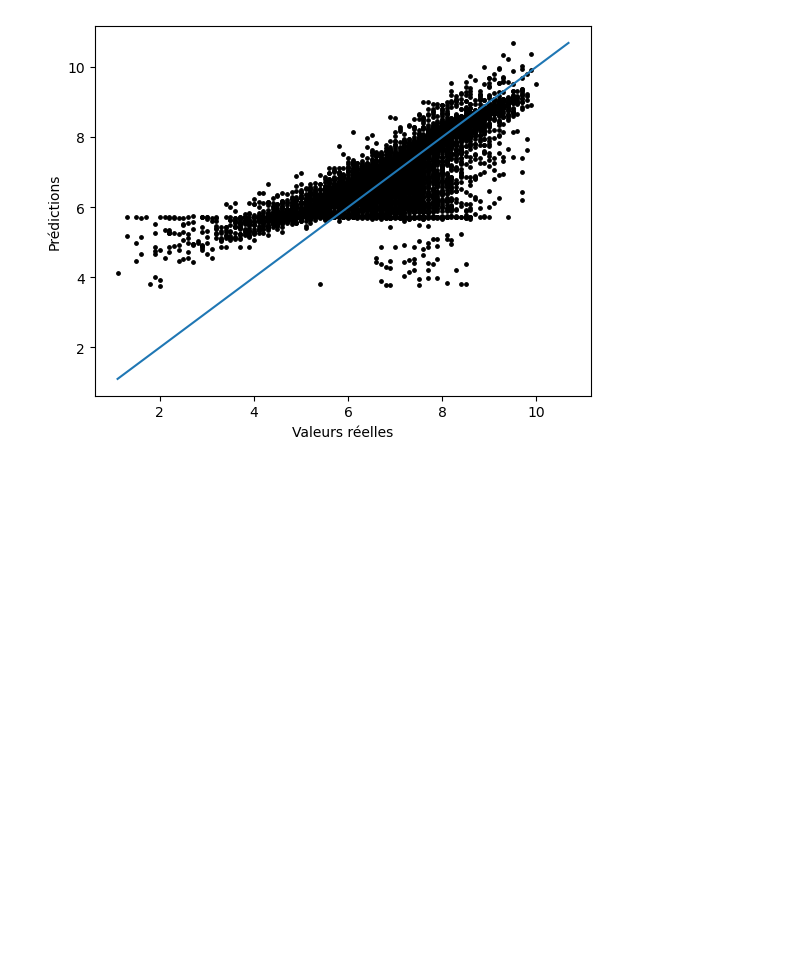
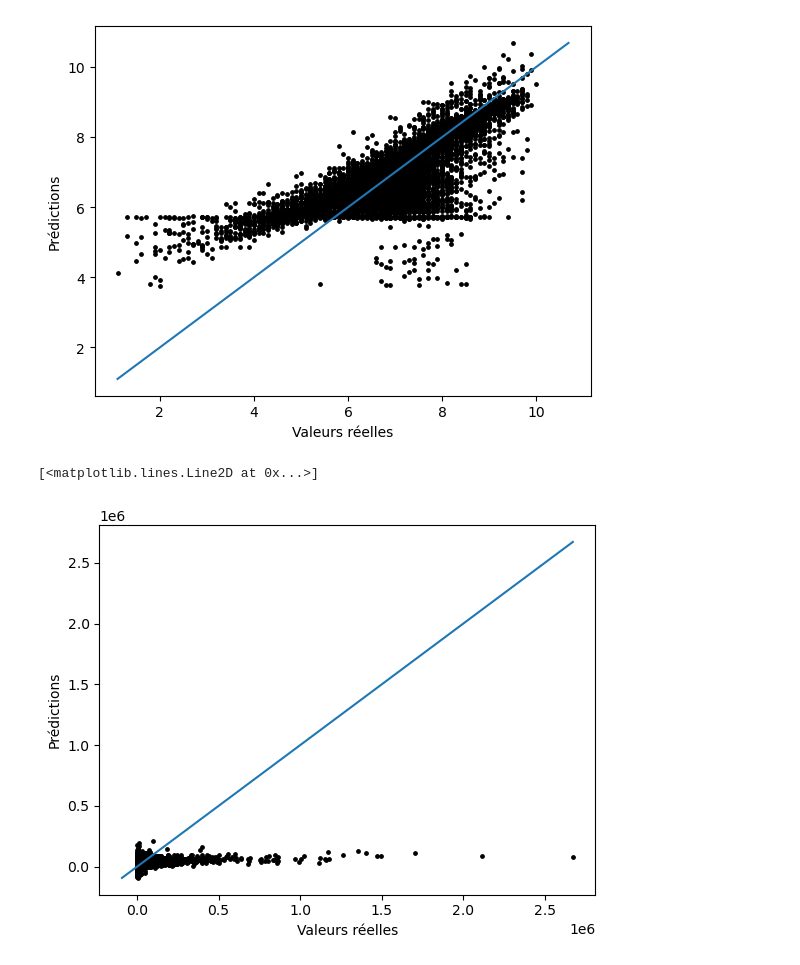
Before and after one commit to Jeremstar/Projet-de-DINGUE, a Jupyter notebook: Notebook/Scrap_IMDb.ipynb, the cells around one changed output. Saved outputs shown, nothing was run; the diff lists cells and outputs as text; code cells hidden in the pictures; blank space fills up the shorter version.

Commit message:
régression nulle sur le nombre de votes

```diff
--- a/Notebook/Scrap_IMDb.ipynb
+++ b/Notebook/Scrap_IMDb.ipynb
@@ -772,3 +773,34 @@ plt.plot([min_val, max_val], [min_val, max_val])
 # %% [output]
 [<matplotlib.lines.Line2D at 0x...>]
 [figure]
+# %%
+#Régression sur le nb de votes
+df_regression = df_fusionné.copy()
+
+from sklearn.linear_model import LinearRegression
+from sklearn.model_selection import train_test_split
+
+X = df_regression[['ID', 'duration', 'score_acteur', 'score_director']].dropna()
+y = df_regression[['ID', 'Nombre_de_votes']].dropna()
+df_filtrage = pd.merge(X, y, on='ID')
+
+X = df_filtrage[['duration', 'score_acteur', 'score_director']]
+y = df_filtrage['Nombre_de_votes'].dropna()
+
+
+X_train, X_test, y_train, y_test = train_test_split(X, y, test_size=0.2)
+model = LinearRegression()
+model.fit(X_train, y_train)
+y_pred = model.predict(X_test)
+# %%
+plt.scatter(y_test, y_pred, s=6, c='black')
+plt.xlabel('Valeurs réelles')
+plt.ylabel('Prédictions')
+
+min_val = min(y_test.min(), y_pred.min())
+max_val = max(y_test.max(), y_pred.max())
+
+plt.plot([min_val, max_val], [min_val, max_val])
+# %% [output]
+[<matplotlib.lines.Line2D at 0x...>]
+[figure, added]
```
Also changed, not shown: parts of 1 cell of this notebook.
